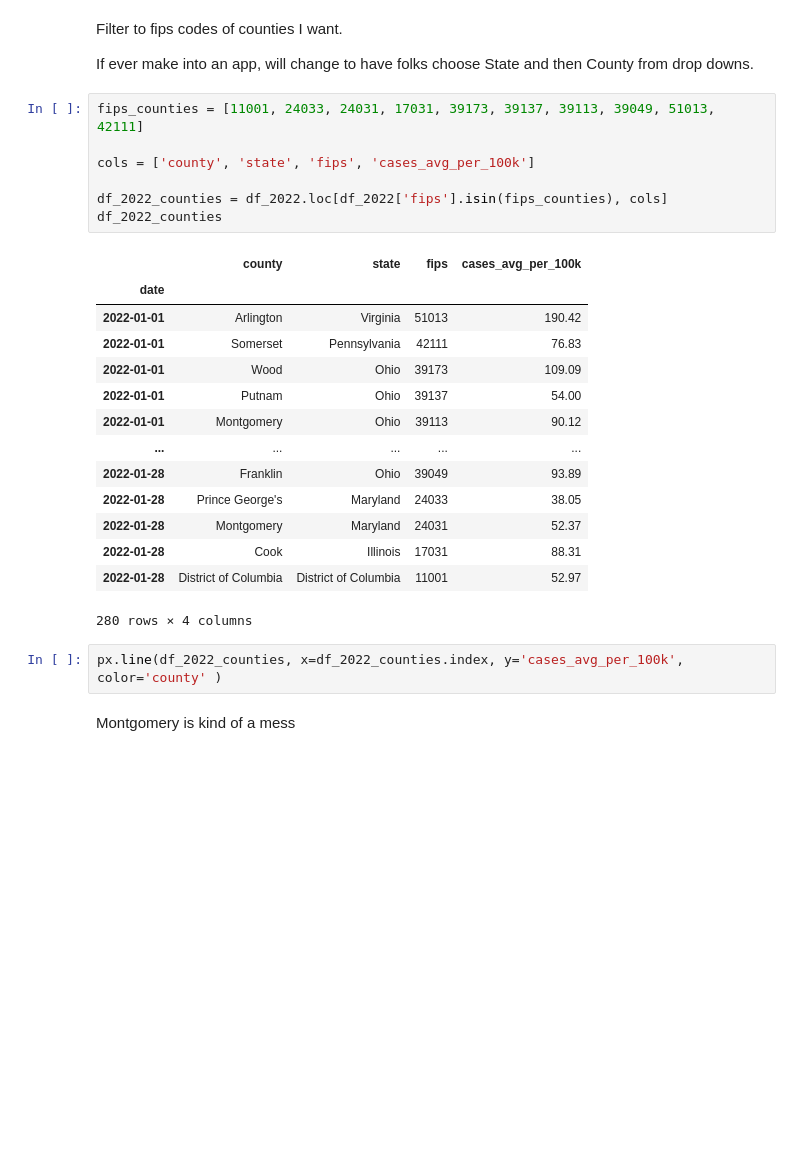
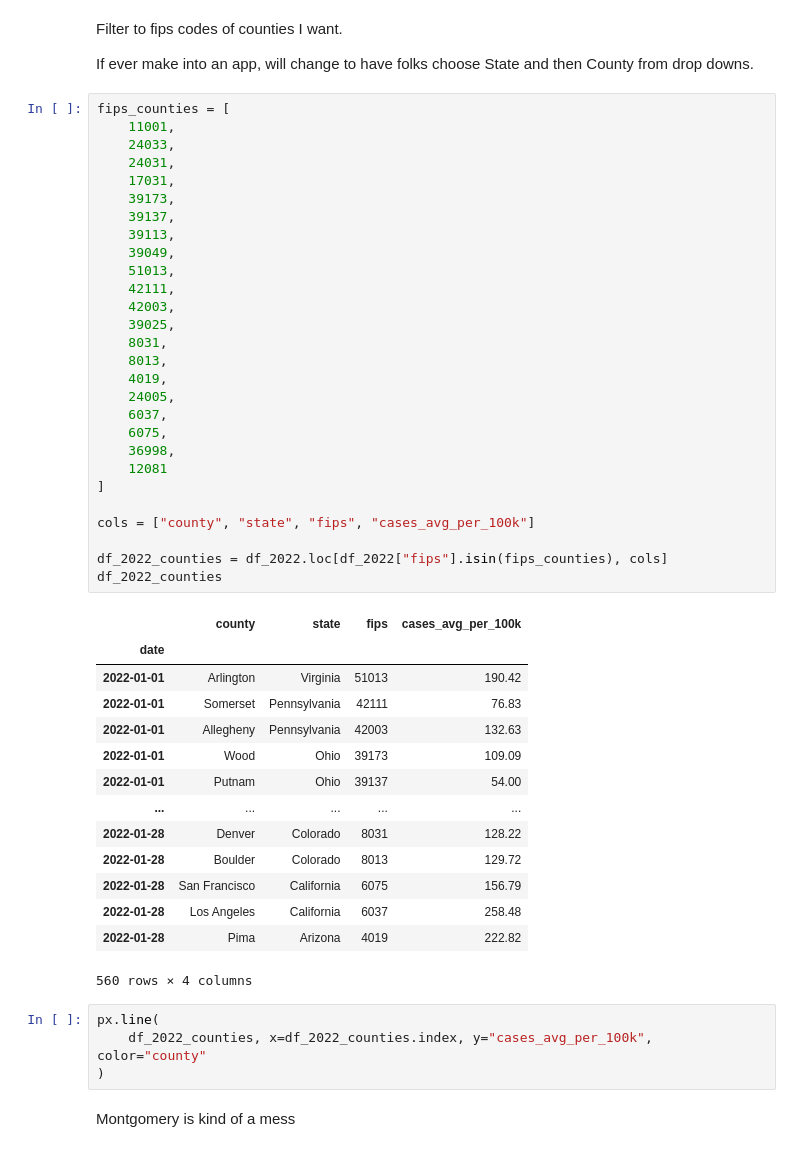
Before and after one commit to discdiver/covid-cities, a Jupyter notebook: prepare.ipynb, the cells around one changed output. Cells and saved outputs as stored; diff of their text form; blank space fills up the shorter version.

```diff
--- a/prepare.ipynb
+++ b/prepare.ipynb
@@ -164,29 +156,52 @@ Filter to fips codes of counties I want.
 
 If ever make into an app, will change to have folks choose State and then County from drop downs.
 # %%
-fips_counties = [11001, 24033, 24031, 17031, 39173, 39137, 39113, 39049, 51013, 42111]
+fips_counties = [
+    11001,
+    24033,
+    24031,
+    17031,
+    39173,
+    39137,
+    39113,
+    39049,
+    51013,
+    42111,
+    42003,
+    39025,
+    8031,
+    8013,
+    4019,
+    24005,
+    6037,
+    6075,
+    36998,
+    12081
+]
 
-cols = ['county', 'state', 'fips', 'cases_avg_per_100k']
+cols = ["county", "state", "fips", "cases_avg_per_100k"]
 
-df_2022_counties = df_2022.loc[df_2022['fips'].isin(fips_counties), cols]
+df_2022_counties = df_2022.loc[df_2022["fips"].isin(fips_counties), cols]
 df_2022_counties
 # %% [output]
 |  | county | state | fips | cases_avg_per_100k |
 | date |  |  |  |  |
 | 2022-01-01 | Arlington | Virginia | 51013 | 190.42 |
 | 2022-01-01 | Somerset | Pennsylvania | 42111 | 76.83 |
+| 2022-01-01 | Allegheny | Pennsylvania | 42003 | 132.63 |
 | 2022-01-01 | Wood | Ohio | 39173 | 109.09 |
 | 2022-01-01 | Putnam | Ohio | 39137 | 54.00 |
-| 2022-01-01 | Montgomery | Ohio | 39113 | 90.12 |
 | ... | ... | ... | ... | ... |
-| 2022-01-28 | Franklin | Ohio | 39049 | 93.89 |
-| 2022-01-28 | Prince George's | Maryland | 24033 | 38.05 |
-| 2022-01-28 | Montgomery | Maryland | 24031 | 52.37 |
-| 2022-01-28 | Cook | Illinois | 17031 | 88.31 |
-| 2022-01-28 | District of Columbia | District of Columbia | 11001 | 52.97 |
+| 2022-01-28 | Denver | Colorado | 8031 | 128.22 |
+| 2022-01-28 | Boulder | Colorado | 8013 | 129.72 |
+| 2022-01-28 | San Francisco | California | 6075 | 156.79 |
+| 2022-01-28 | Los Angeles | California | 6037 | 258.48 |
+| 2022-01-28 | Pima | Arizona | 4019 | 222.82 |
-280 rows × 4 columns
+560 rows × 4 columns
 # %%
-px.line(df_2022_counties, x=df_2022_counties.index, y='cases_avg_per_100k', color='county' )
+px.line(
+    df_2022_counties, x=df_2022_counties.index, y="cases_avg_per_100k", color="county"
+)
 # %% [markdown]
 Montgomery is kind of a mess
 # %% [markdown]
```
Also changed, not shown: parts of 15 cells of this notebook.
